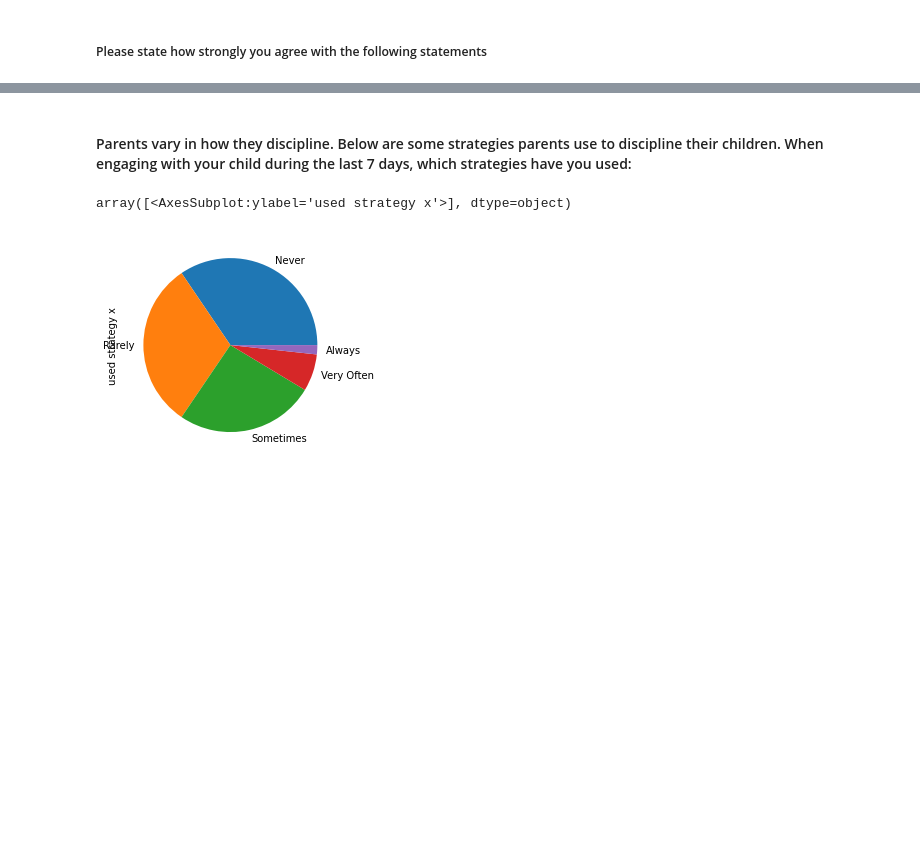
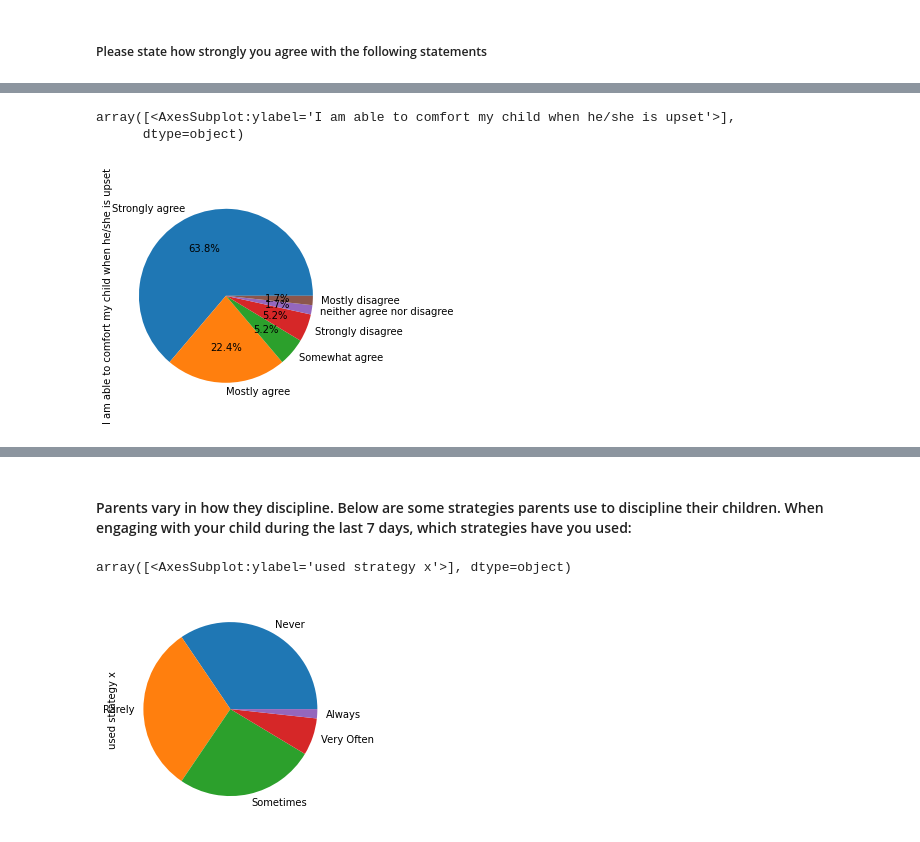
Before and after one commit to renarepenning/weplaynoladata, a Jupyter notebook: MilestoneTwo.ipynb, the cells around one changed output, grey strips where cells are left out. Drawn from its saved outputs; the diff is of its cells as text; code cells hidden in the pictures; blank space fills up the shorter version.

```diff
--- a/MilestoneTwo.ipynb
+++ b/MilestoneTwo.ipynb
@@ -170 +166,7 @@ for c in parenting_FD.columns:
 [figure]
+# %%
+ parenting_FD[cols[1]].value_counts().plot.pie(subplots=True, autopct='%1.1f%%')
+# %% [output]
+array([<AxesSubplot:ylabel='I am able to comfort my child when he/she is upset'>],
+      dtype=object)
+[figure, added]
```
Also changed, not shown: parts of 19 cells of this notebook.
